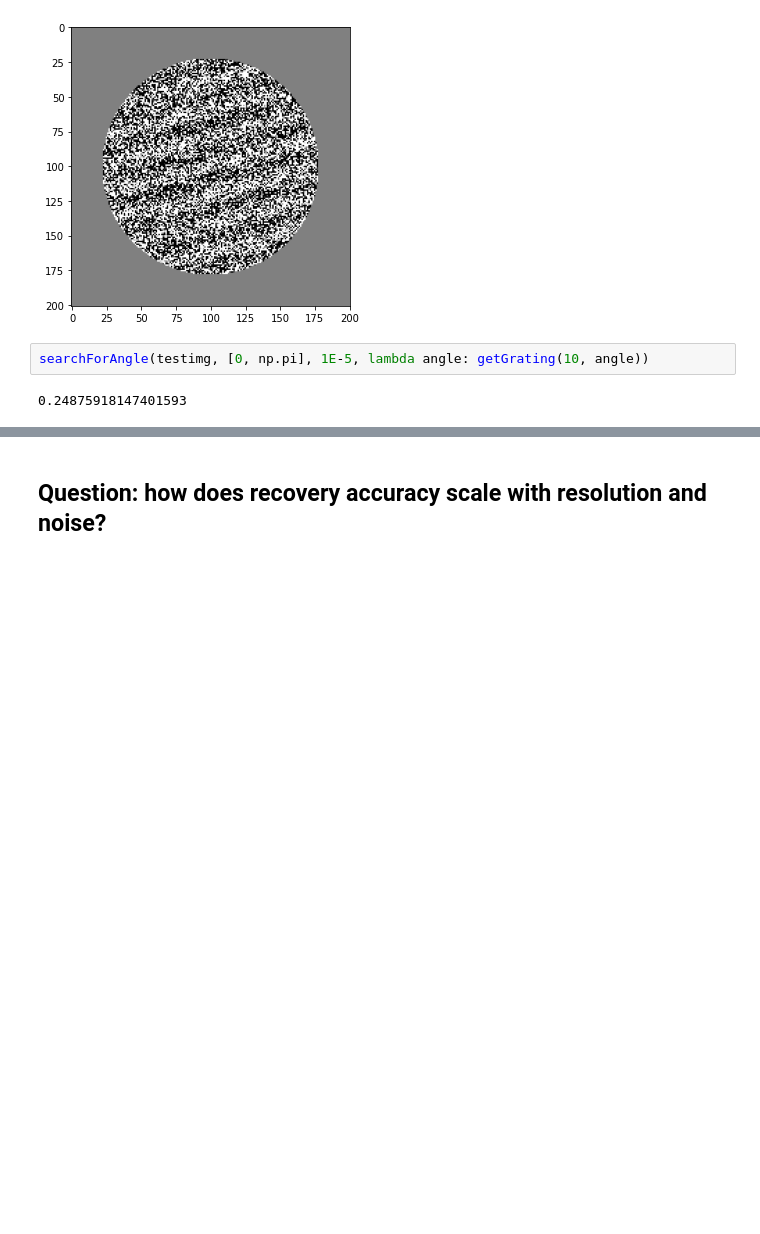
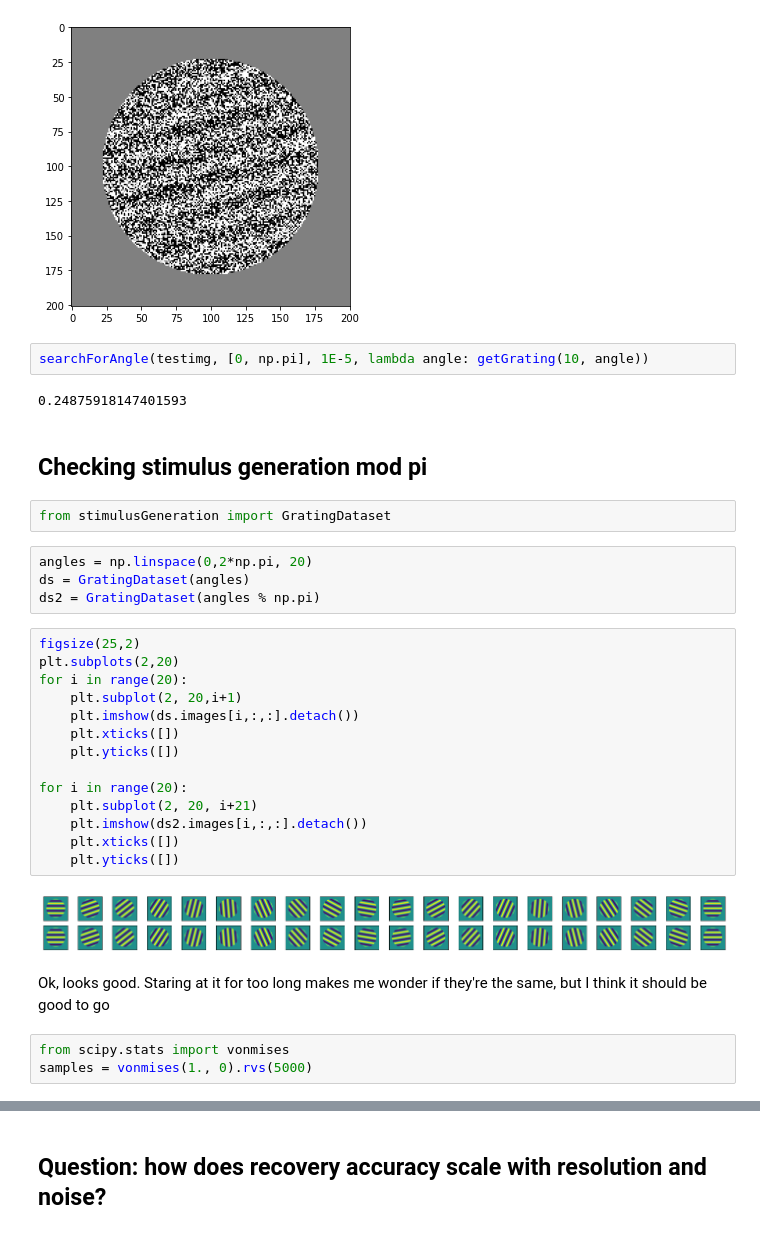
Before and after one commit to lrast/angleFinetuning, a Jupyter notebook: datageneration/visualization.ipynb, the cells around one changed output, grey strips where cells are left out. Cells and saved outputs as stored; diff of their text form; blank space fills up the shorter version.

Commit message:
makes angle labels run from 0 to pi

```diff
--- a/datageneration/visualization.ipynb
+++ b/datageneration/visualization.ipynb
@@ -129,3 +129,32 @@ plt.imshow( testimg, cmap='gray' )
 searchForAngle(testimg, [0, np.pi], 1E-5, lambda angle: getGrating(10, angle))
 # %% [output]
 0.24875918147401593
+# %% [markdown]
+## Checking stimulus generation mod pi
+# %%
+from stimulusGeneration import GratingDataset
+# %%
+angles = np.linspace(0,2*np.pi, 20)
+ds = GratingDataset(angles)
+ds2 = GratingDataset(angles % np.pi)
+# %%
+figsize(25,2)
+plt.subplots(2,20)
+for i in range(20):
+    plt.subplot(2, 20,i+1)
+    plt.imshow(ds.images[i,:,:].detach())
+    plt.xticks([])
+    plt.yticks([])
+
+for i in range(20):
+    plt.subplot(2, 20, i+21)
+    plt.imshow(ds2.images[i,:,:].detach())
+    plt.xticks([])
+    plt.yticks([])
+# %% [output]
+[figure, added]
+# %% [markdown]
+Ok, looks good. Staring at it for too long makes me wonder if they're the same, but I think it should be good to go
+# %%
+from scipy.stats import vonmises
+samples = vonmises(1., 0).rvs(5000)
```
Also changed, not shown: parts of 3 cells of this notebook, 1 other file.
